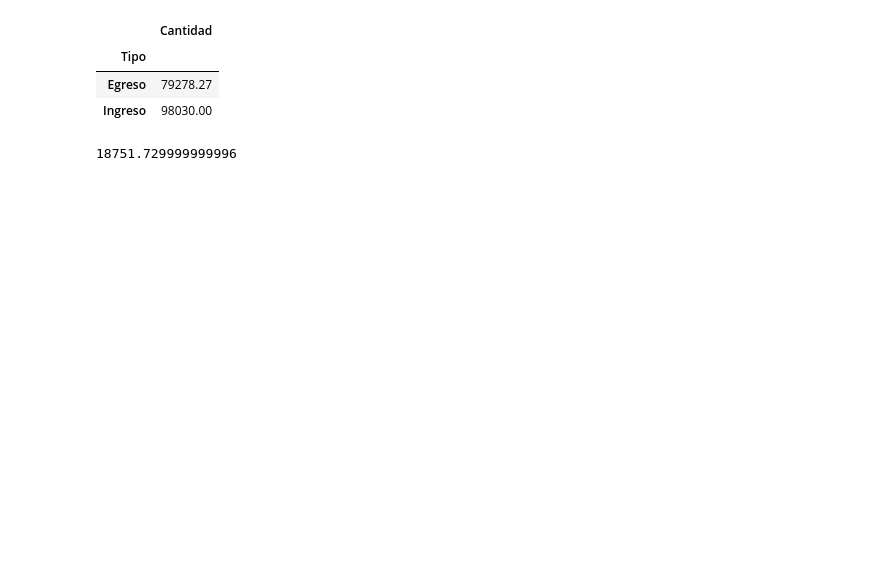
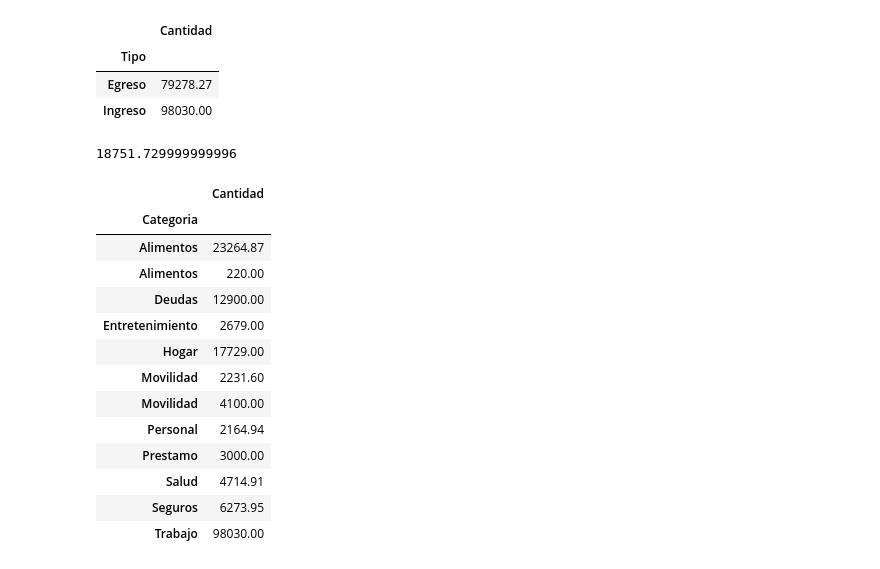
Before and after one commit to EdgarZar18/FINANZAS_PERSONALES_CP, a Jupyter notebook: Codigo/draframes_limpieza.ipynb, the cells around one changed output. Cells and saved outputs as stored; diff of their text form; code cells hidden in the pictures; blank space fills up the shorter version.

```diff
--- a/Codigo/draframes_limpieza.ipynb
+++ b/Codigo/draframes_limpieza.ipynb
@@ -194,3 +192,20 @@ remanente = ingresos_total - egresos_total
 remanente
 # %% [output]
 18751.729999999996
+# %%
+ei_limpio.groupby(by='Categoria').sum()
+# %% [output]
+|  | Cantidad |
+| Categoria |  |
+| Alimentos | 23264.87 |
+| Alimentos | 220.00 |
+| Deudas | 12900.00 |
+| Entretenimiento | 2679.00 |
+| Hogar | 17729.00 |
+| Movilidad | 2231.60 |
+| Movilidad | 4100.00 |
+| Personal | 2164.94 |
+| Prestamo | 3000.00 |
+| Salud | 4714.91 |
+| Seguros | 6273.95 |
+| Trabajo | 98030.00 |
```
Also changed, not shown: parts of 4 cells of this notebook.
